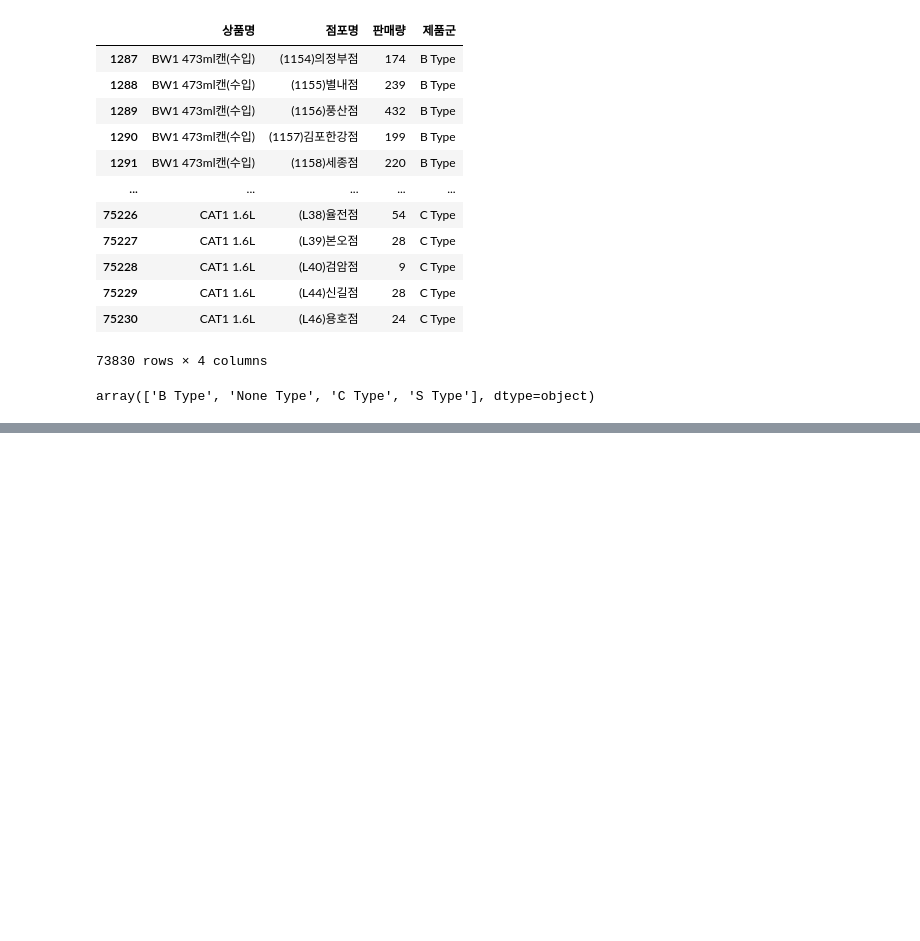
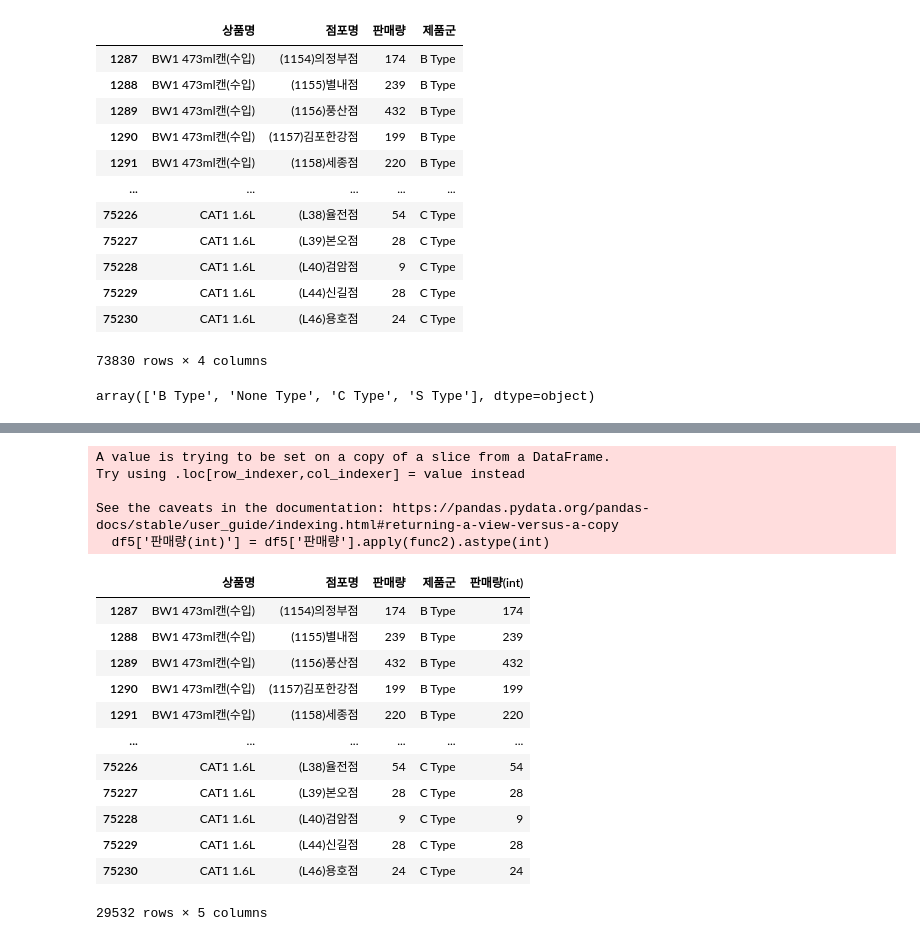
Before and after one commit to korilla2/TIL, a Jupyter notebook: 개인공부/데이터분석2/8.pandas.ipynb, the cells around one changed output, grey strips where cells are left out. Drawn from its saved outputs; the diff is of its cells as text; code cells hidden in the pictures; blank space fills up the shorter version.

```diff
--- a/개인공부/데이터분석2/8.pandas.ipynb
+++ b/개인공부/데이터분석2/8.pandas.ipynb
@@ -132,0 +141,3 @@ array(['B Type', 'None Type', 'C Type', 'S Type'], dtype=object)
+# %%
+cond1 = (df4['제품군'] != 'None Type')
+df5 = df4.loc[cond1]
@@ -132,0 +158,30 @@ array(['B Type', 'None Type', 'C Type', 'S Type'], dtype=object)
+# %%
+def func2(row):
+    if len(row) >= 4:
+        result = row.split(',')
+        return result[0] + result[1]
+    else:
+        return row
+df5['판매량(int)'] = df5['판매량'].apply(func2).astype(int)
+# %% [output]
+A value is trying to be set on a copy of a slice from a DataFrame.
+Try using .loc[row_indexer,col_indexer] = value instead
+
+See the caveats in the documentation: https://pandas.pydata.org/pandas-docs/stable/user_guide/indexing.html#returning-a-view-versus-a-copy
+  df5['판매량(int)'] = df5['판매량'].apply(func2).astype(int)
+# %%
+df5
+# %% [output]
+|  | 상품명 | 점포명 | 판매량 | 제품군 | 판매량(int) |
+| 1287 | BW1 473ml캔(수입) | (1154)의정부점 | 174 | B Type | 174 |
+| 1288 | BW1 473ml캔(수입) | (1155)별내점 | 239 | B Type | 239 |
+| 1289 | BW1 473ml캔(수입) | (1156)풍산점 | 432 | B Type | 432 |
+| 1290 | BW1 473ml캔(수입) | (1157)김포한강점 | 199 | B Type | 199 |
+| 1291 | BW1 473ml캔(수입) | (1158)세종점 | 220 | B Type | 220 |
+| ... | ... | ... | ... | ... | ... |
+| 75226 | CAT1 1.6L | (L38)율전점 | 54 | C Type | 54 |
+| 75227 | CAT1 1.6L | (L39)본오점 | 28 | C Type | 28 |
+| 75228 | CAT1 1.6L | (L40)검암점 | 9 | C Type | 9 |
+| 75229 | CAT1 1.6L | (L44)신길점 | 28 | C Type | 28 |
+| 75230 | CAT1 1.6L | (L46)용호점 | 24 | C Type | 24 |
+29532 rows × 5 columns
```
Also changed, not shown: parts of 8 cells of this notebook, 2 other files.
